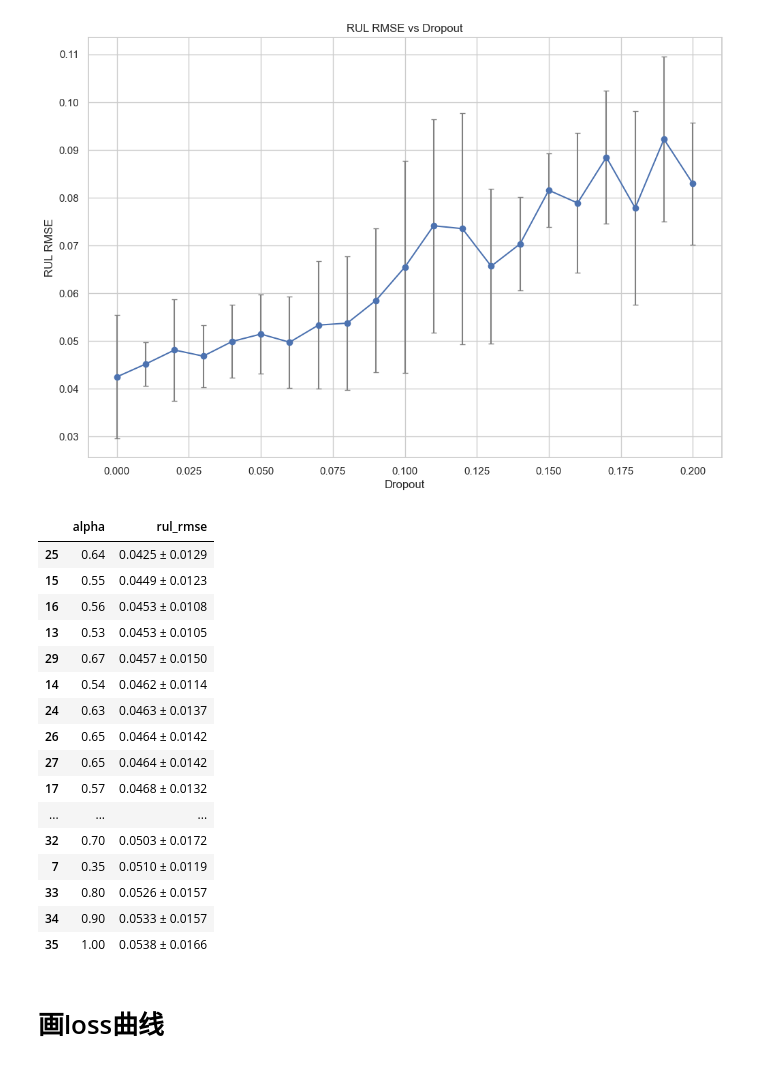
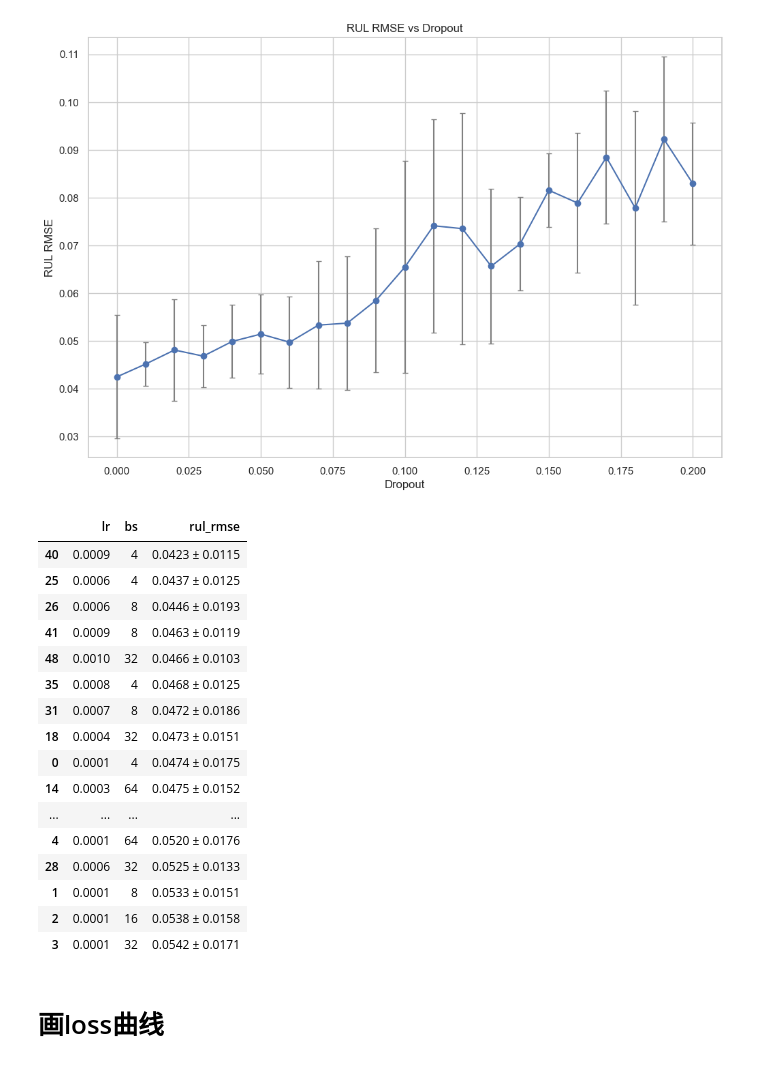
Before and after one commit to ZRui2001/RUL_multi_task, a Jupyter notebook: train.ipynb, the cells around one changed output. Cells and saved outputs as stored; diff of their text form; code cells hidden in the pictures.

Commit message:
Finish 2nd lr, bs search on NASA

```diff
--- a/train.ipynb
+++ b/train.ipynb
@@ -608,38 +609,39 @@ plt.show()
 | 20 | 0.0007 | 16 | 16 | 3 | 3 | 2 | 1 | 1 | 0.64 | 0.20 | ... |
 [figure]
 # %%
-# path = 'result/nasa_search_ht_hs.csv'
-path = result_path
+path = 'param_search_res/all_res_new/nasa_lr_bs.csv'
+# path = result_path
 df = pd.read_csv(path)
-group_cols = ['alpha']
+group_cols = ['lr', 'bs']
+# group_cols = ['alpha']
 # group_cols = ['num_heads', 'num_heads_s']
 # group_cols = ['model']
 df = df.groupby(group_cols)['val_rul_rmse'].agg(
     rul_rmse_mean='mean',
     rul_rmse_std='std'
 ).reset_index().sort_values('rul_rmse_mean')
 df['rul_rmse'] = df.apply(lambda x: f"{x['rul_rmse_mean']:.4f} ± {x['rul_rmse_std']:.4f}", axis=1)
 group_cols.append('rul_rmse')
 df = df[group_cols]
 df
 # %% [output]
-|  | alpha | rul_rmse |
-| 25 | 0.64 | 0.0425 ± 0.0129 |
-| 15 | 0.55 | 0.0449 ± 0.0123 |
-| 16 | 0.56 | 0.0453 ± 0.0108 |
-| 13 | 0.53 | 0.0453 ± 0.0105 |
-| 29 | 0.67 | 0.0457 ± 0.0150 |
-| 14 | 0.54 | 0.0462 ± 0.0114 |
-| 24 | 0.63 | 0.0463 ± 0.0137 |
-| 26 | 0.65 | 0.0464 ± 0.0142 |
-| 27 | 0.65 | 0.0464 ± 0.0142 |
-| 17 | 0.57 | 0.0468 ± 0.0132 |
-| ... | ... | ... |
-| 32 | 0.70 | 0.0503 ± 0.0172 |
-| 7 | 0.35 | 0.0510 ± 0.0119 |
-| 33 | 0.80 | 0.0526 ± 0.0157 |
-| 34 | 0.90 | 0.0533 ± 0.0157 |
-| 35 | 1.00 | 0.0538 ± 0.0166 |
+|  | lr | bs | rul_rmse |
+| 40 | 0.0009 | 4 | 0.0423 ± 0.0115 |
+| 25 | 0.0006 | 4 | 0.0437 ± 0.0125 |
+| 26 | 0.0006 | 8 | 0.0446 ± 0.0193 |
+| 41 | 0.0009 | 8 | 0.0463 ± 0.0119 |
+| 48 | 0.0010 | 32 | 0.0466 ± 0.0103 |
+| 35 | 0.0008 | 4 | 0.0468 ± 0.0125 |
+| 31 | 0.0007 | 8 | 0.0472 ± 0.0186 |
+| 18 | 0.0004 | 32 | 0.0473 ± 0.0151 |
+| 0 | 0.0001 | 4 | 0.0474 ± 0.0175 |
+| 14 | 0.0003 | 64 | 0.0475 ± 0.0152 |
+| ... | ... | ... | ... |
+| 4 | 0.0001 | 64 | 0.0520 ± 0.0176 |
+| 28 | 0.0006 | 32 | 0.0525 ± 0.0133 |
+| 1 | 0.0001 | 8 | 0.0533 ± 0.0151 |
+| 2 | 0.0001 | 16 | 0.0538 ± 0.0158 |
+| 3 | 0.0001 | 32 | 0.0542 ± 0.0171 |
 # %% [markdown]
 # 画loss曲线
 # %%
```
Also changed, not shown: parts of 2 cells of this notebook, 1 other file.
